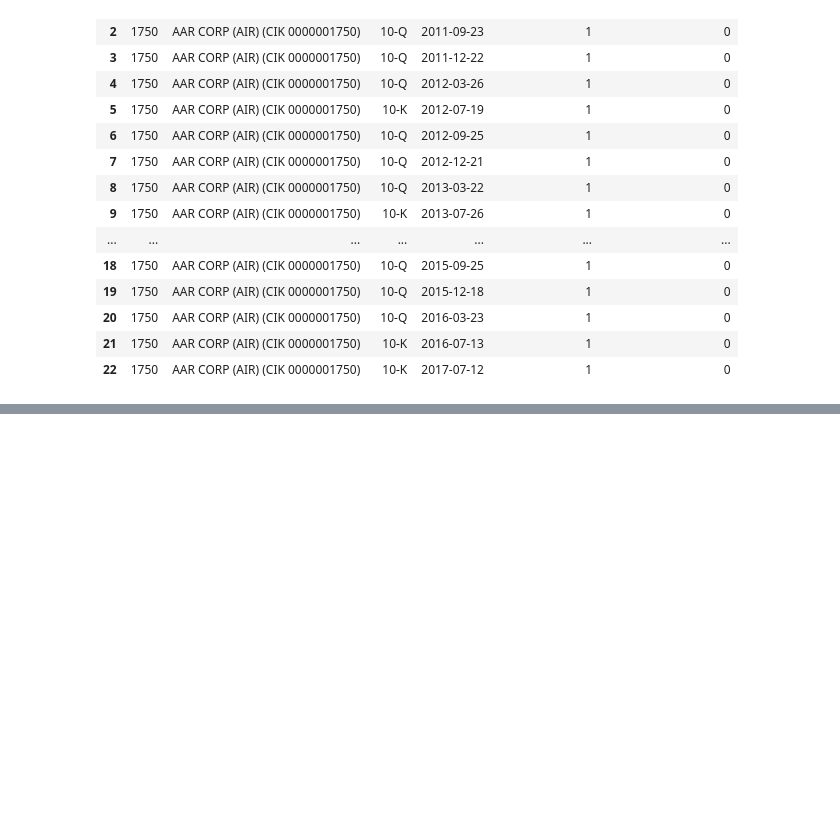
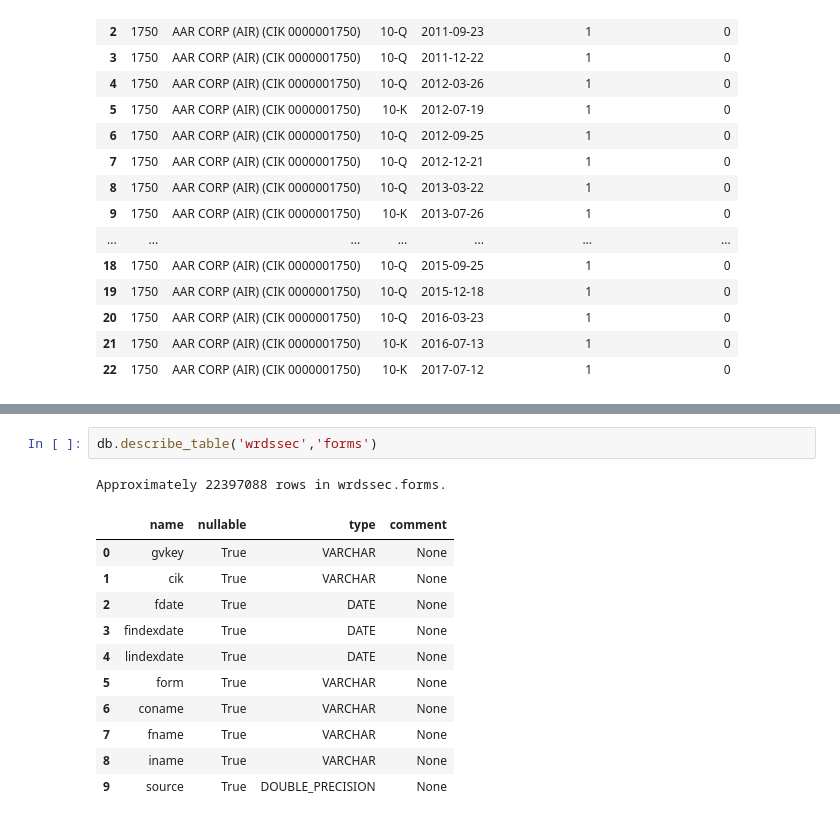
Before and after one commit to ChrisKye/ModiRAProject, a Jupyter notebook: Pilot.ipynb, the cells around one changed output, grey strips where cells are left out. Cells and saved outputs as stored; diff of their text form; blank space fills up the shorter version.

```diff
--- a/Pilot.ipynb
+++ b/Pilot.ipynb
@@ -193,0 +203,15 @@ hedge_df
+# %%
+db.describe_table('wrdssec','forms')
+# %% [output]
+Approximately 22397088 rows in wrdssec.forms.
+|  | name | nullable | type | comment |
+| 0 | gvkey | True | VARCHAR | None |
+| 1 | cik | True | VARCHAR | None |
+| 2 | fdate | True | DATE | None |
+| 3 | findexdate | True | DATE | None |
+| 4 | lindexdate | True | DATE | None |
+| 5 | form | True | VARCHAR | None |
+| 6 | coname | True | VARCHAR | None |
+| 7 | fname | True | VARCHAR | None |
+| 8 | iname | True | VARCHAR | None |
+| 9 | source | True | DOUBLE_PRECISION | None |
```
Also changed, not shown: parts of 5 cells of this notebook, 1 other file.
